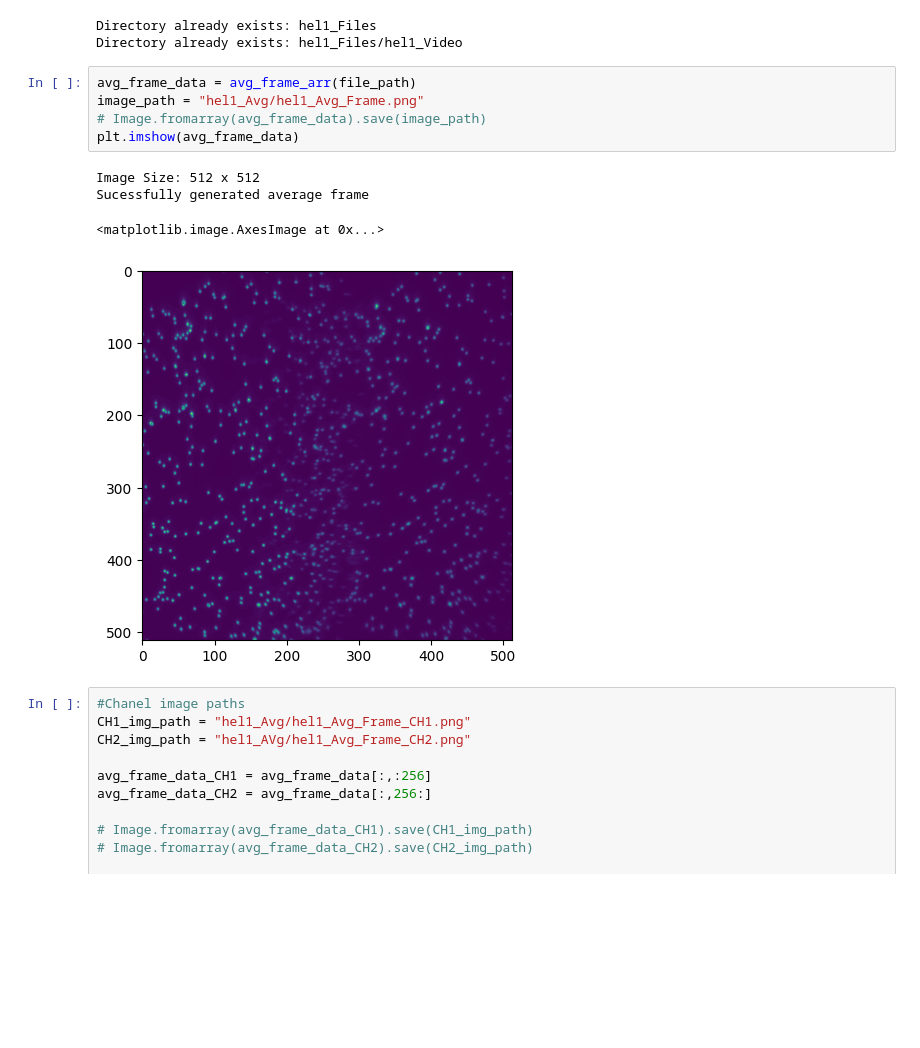
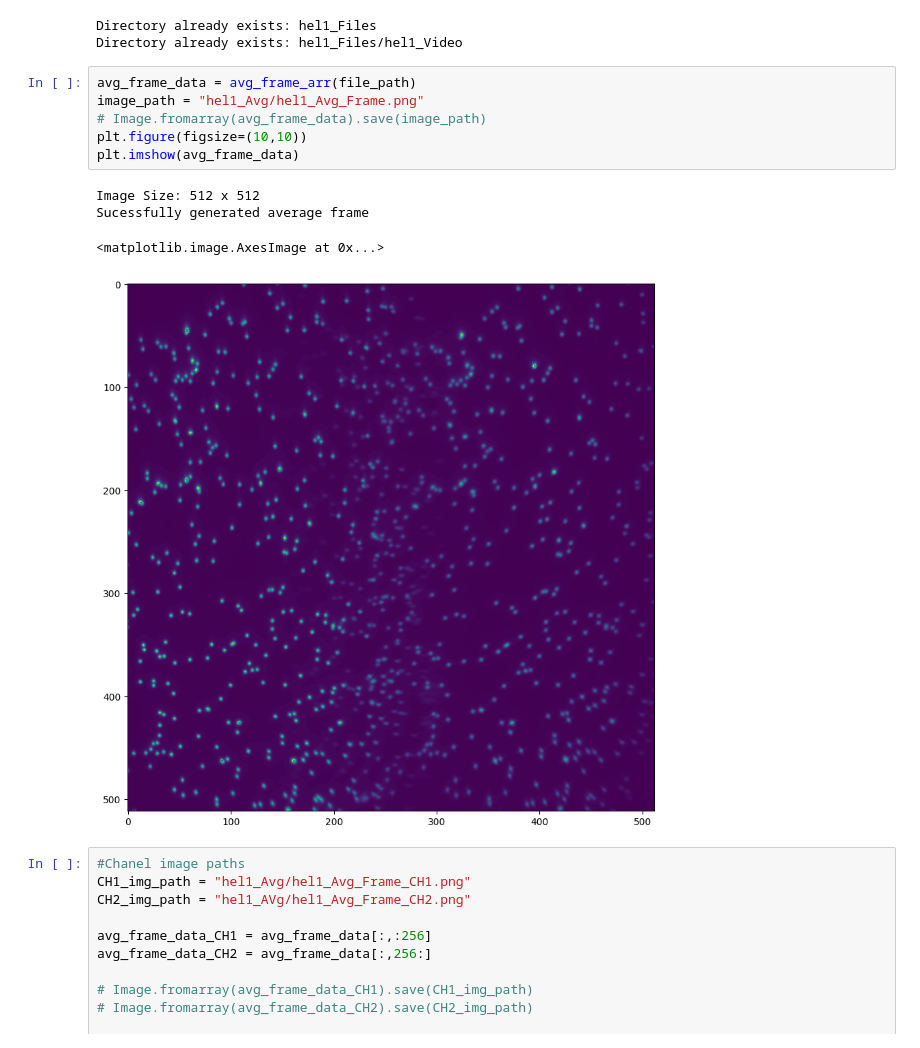
Before and after one commit to ljhason/smImaging-Exploration, a Jupyter notebook: Benchmarking/No_background.ipynb, the cells around one changed output. Saved outputs shown, nothing was run; the diff lists cells and outputs as text; blank space fills up the shorter version.

```diff
--- a/Benchmarking/No_background.ipynb
+++ b/Benchmarking/No_background.ipynb
@@ -14,13 +14,14 @@ Directory already exists: hel1_Files/hel1_Video
 # %%
 avg_frame_data = avg_frame_arr(file_path)
 image_path = "hel1_Avg/hel1_Avg_Frame.png"
 # Image.fromarray(avg_frame_data).save(image_path)
+plt.figure(figsize=(10,10))
 plt.imshow(avg_frame_data)
 # %% [output]
 Image Size: 512 x 512
 Sucessfully generated average frame
 <matplotlib.image.AxesImage at 0x...>
-[figure, old version]
+[figure, new version]
 # %%
 #Chanel image paths
 CH1_img_path = "hel1_Avg/hel1_Avg_Frame_CH1.png"
```
Also changed, not shown: 14 other files.
